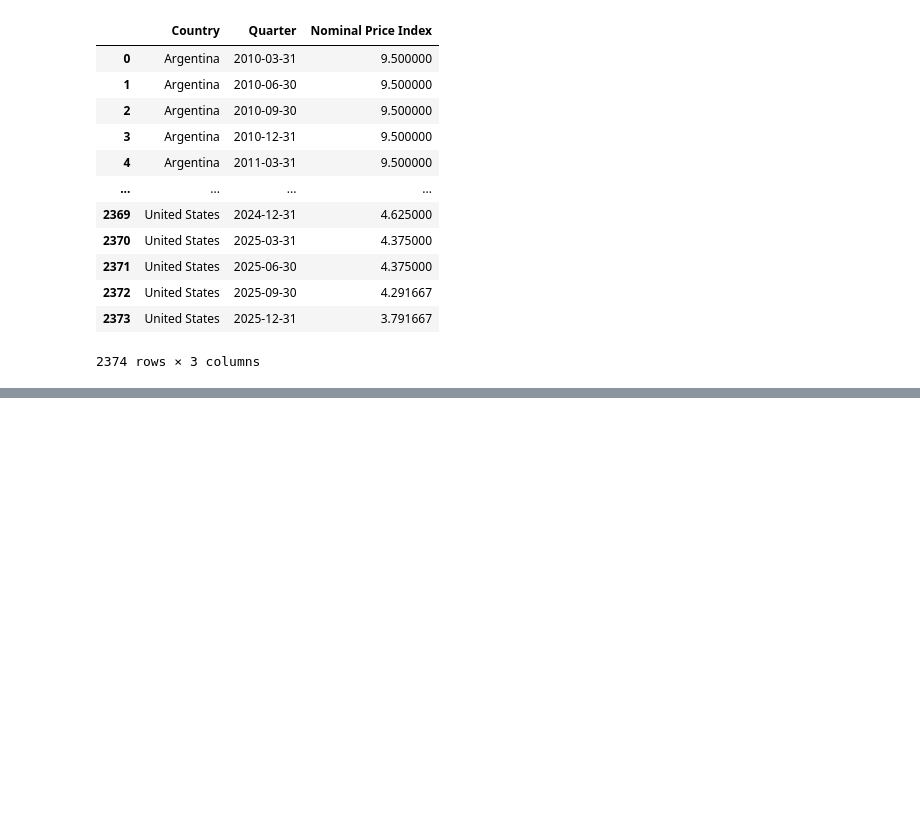
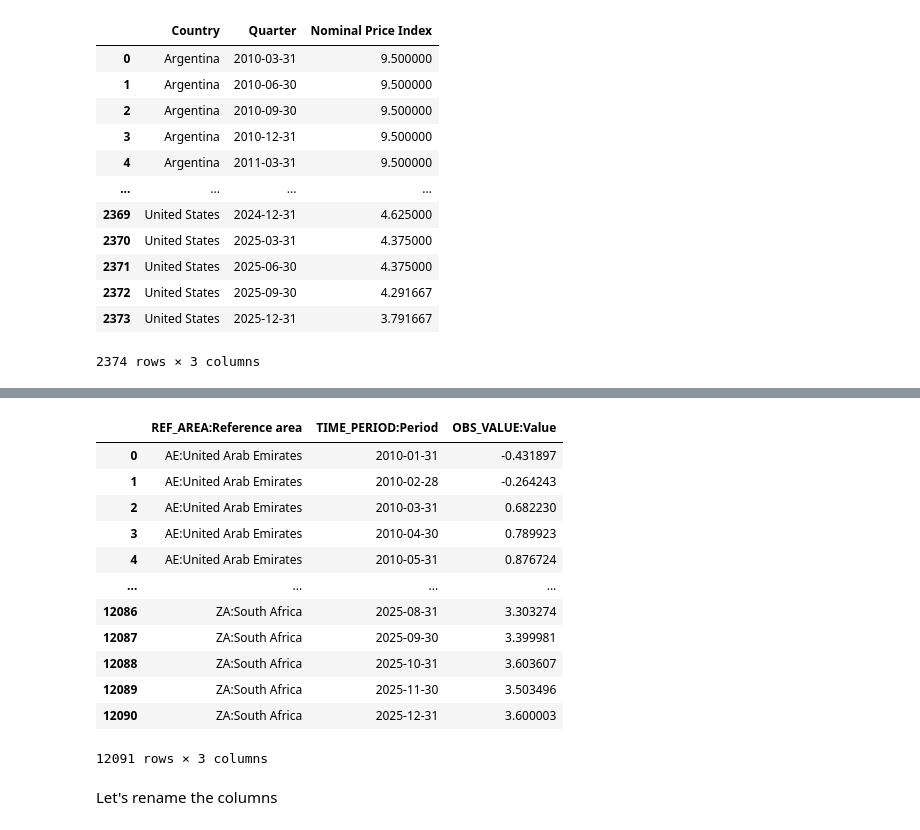
Before and after one commit to SiyanaVel19/Final_project_SU_2026, a Jupyter notebook: Project_housing_2.ipynb, the cells around one changed output, grey strips where cells are left out. Drawn from its saved outputs; the diff is of its cells as text; code cells hidden in the pictures; blank space fills up the shorter version.

```diff
--- a/Project_housing_2.ipynb
+++ b/Project_housing_2.ipynb
@@ -578,0 +605,21 @@ CBPR_final
+# %%
+columns_needed = ['REF_AREA:Reference area', 'TIME_PERIOD:Period', 'OBS_VALUE:Value']
+Consumer_prices = Consumer_prices[columns_needed]
+# %%
+Consumer_prices
+# %% [output]
+|  | REF_AREA:Reference area | TIME_PERIOD:Period | OBS_VALUE:Value |
+| 0 | AE:United Arab Emirates | 2010-01-31 | -0.431897 |
+| 1 | AE:United Arab Emirates | 2010-02-28 | -0.264243 |
+| 2 | AE:United Arab Emirates | 2010-03-31 | 0.682230 |
+| 3 | AE:United Arab Emirates | 2010-04-30 | 0.789923 |
+| 4 | AE:United Arab Emirates | 2010-05-31 | 0.876724 |
+| ... | ... | ... | ... |
+| 12086 | ZA:South Africa | 2025-08-31 | 3.303274 |
+| 12087 | ZA:South Africa | 2025-09-30 | 3.399981 |
+| 12088 | ZA:South Africa | 2025-10-31 | 3.603607 |
+| 12089 | ZA:South Africa | 2025-11-30 | 3.503496 |
+| 12090 | ZA:South Africa | 2025-12-31 | 3.600003 |
+12091 rows × 3 columns
+# %% [markdown]
+Let's rename the columns
```
Also changed, not shown: parts of 30 cells of this notebook.
